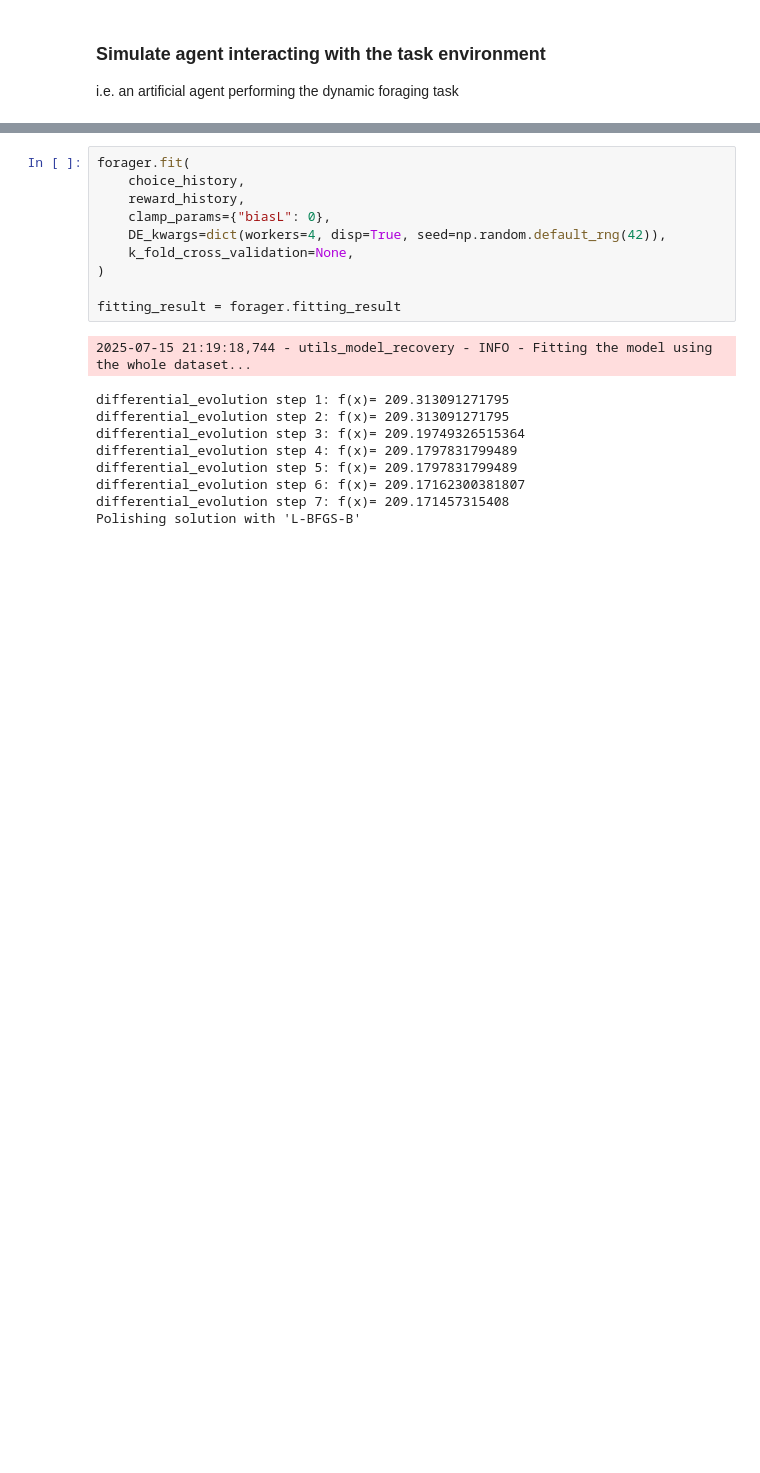
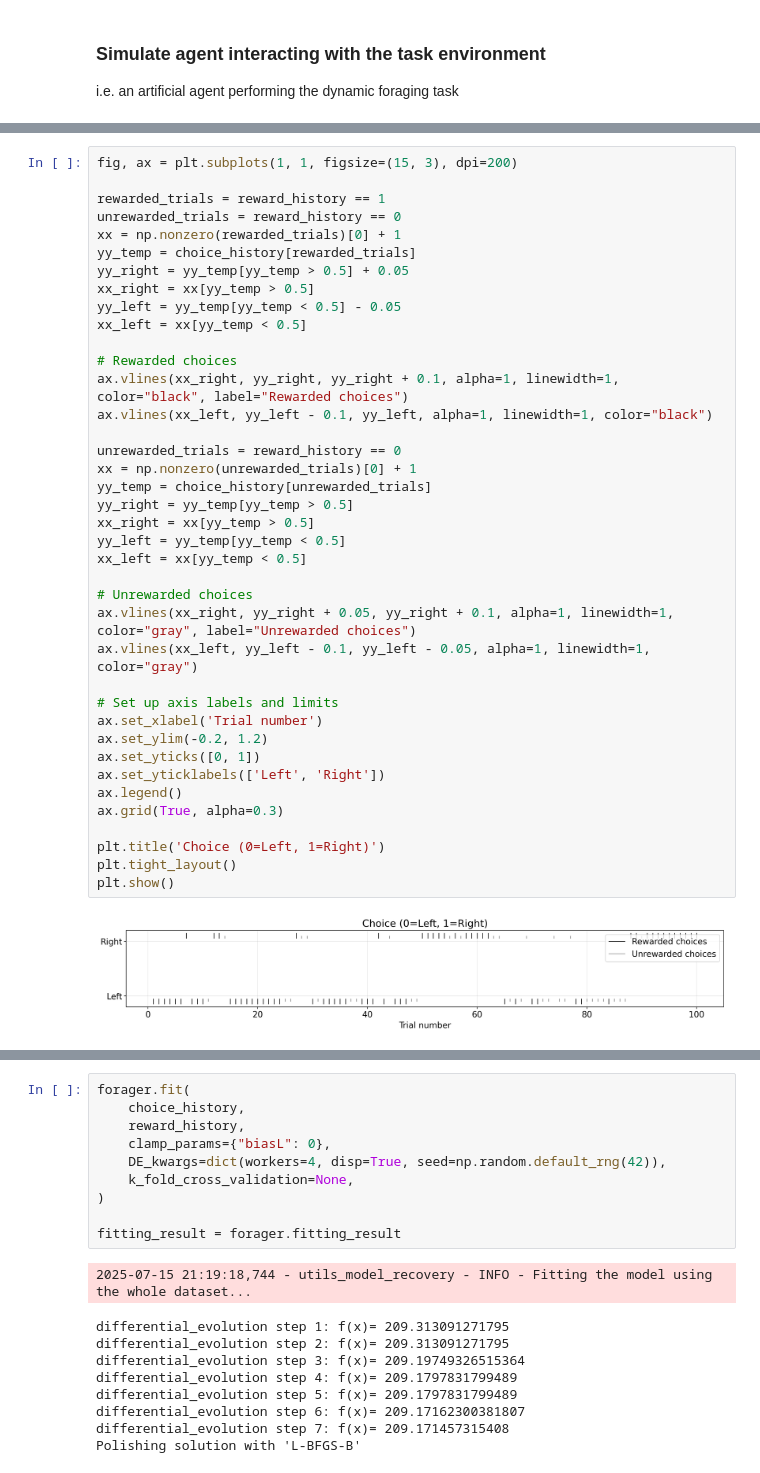
Before and after one commit to AllenSWDB/SWDB_2025_Dynamical_Systems, a Jupyter notebook: code/test_shuchen.ipynb, the cells around one changed output, grey strips where cells are left out. Drawn from its saved outputs; the diff is of its cells as text; blank space fills up the shorter version.

```diff
--- a/code/test_shuchen.ipynb
+++ b/code/test_shuchen.ipynb
@@ -517,0 +546,41 @@ TypeError: choose_ps() got an unexpected keyword argument 'rng'
+# %%
+fig, ax = plt.subplots(1, 1, figsize=(15, 3), dpi=200)
+
+rewarded_trials = reward_history == 1
+unrewarded_trials = reward_history == 0
+xx = np.nonzero(rewarded_trials)[0] + 1
+yy_temp = choice_history[rewarded_trials]
+yy_right = yy_temp[yy_temp > 0.5] + 0.05
+xx_right = xx[yy_temp > 0.5]
+yy_left = yy_temp[yy_temp < 0.5] - 0.05
+xx_left = xx[yy_temp < 0.5]
+
+# Rewarded choices
+ax.vlines(xx_right, yy_right, yy_right + 0.1, alpha=1, linewidth=1, color="black", label="Rewarded choices")
+ax.vlines(xx_left, yy_left - 0.1, yy_left, alpha=1, linewidth=1, color="black")
+
+unrewarded_trials = reward_history == 0
+xx = np.nonzero(unrewarded_trials)[0] + 1
+yy_temp = choice_history[unrewarded_trials]
+yy_right = yy_temp[yy_temp > 0.5]
+xx_right = xx[yy_temp > 0.5]
+yy_left = yy_temp[yy_temp < 0.5]
+xx_left = xx[yy_temp < 0.5]
+
+# Unrewarded choices
+ax.vlines(xx_right, yy_right + 0.05, yy_right + 0.1, alpha=1, linewidth=1, color="gray", label="Unrewarded choices")
+ax.vlines(xx_left, yy_left - 0.1, yy_left - 0.05, alpha=1, linewidth=1, color="gray")
+
+# Set up axis labels and limits
+ax.set_xlabel('Trial number')
+ax.set_ylim(-0.2, 1.2)
+ax.set_yticks([0, 1])
+ax.set_yticklabels(['Left', 'Right'])
+ax.legend()
+ax.grid(True, alpha=0.3)
+
+plt.title('Choice (0=Left, 1=Right)')
+plt.tight_layout()
+plt.show()
+# %% [output]
+[figure, added]
```
Also changed, not shown: parts of 20 cells of this notebook, 1 other file.
